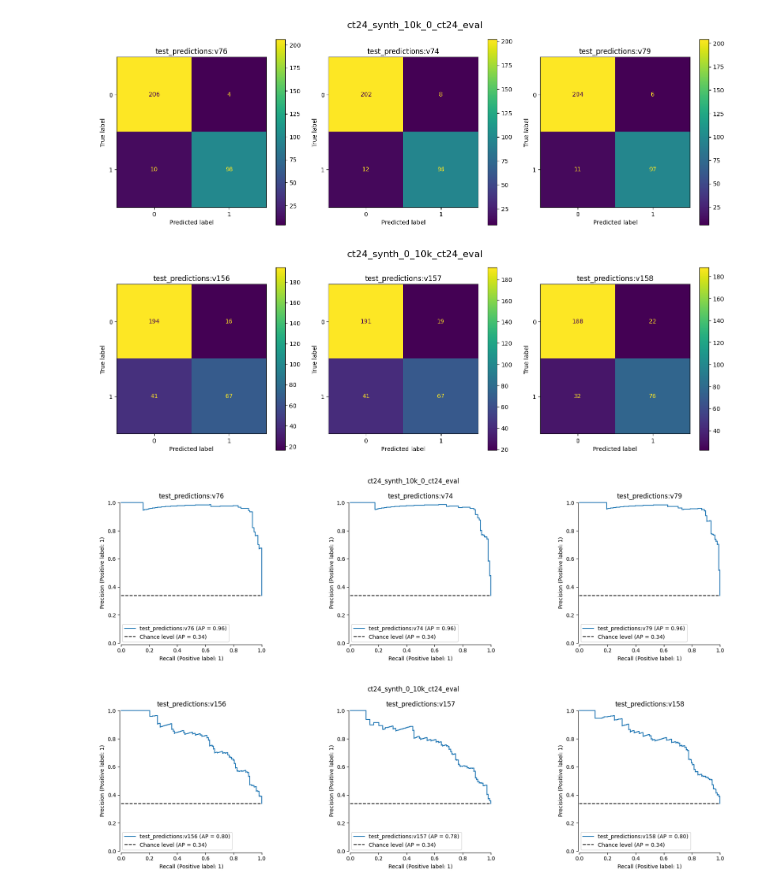
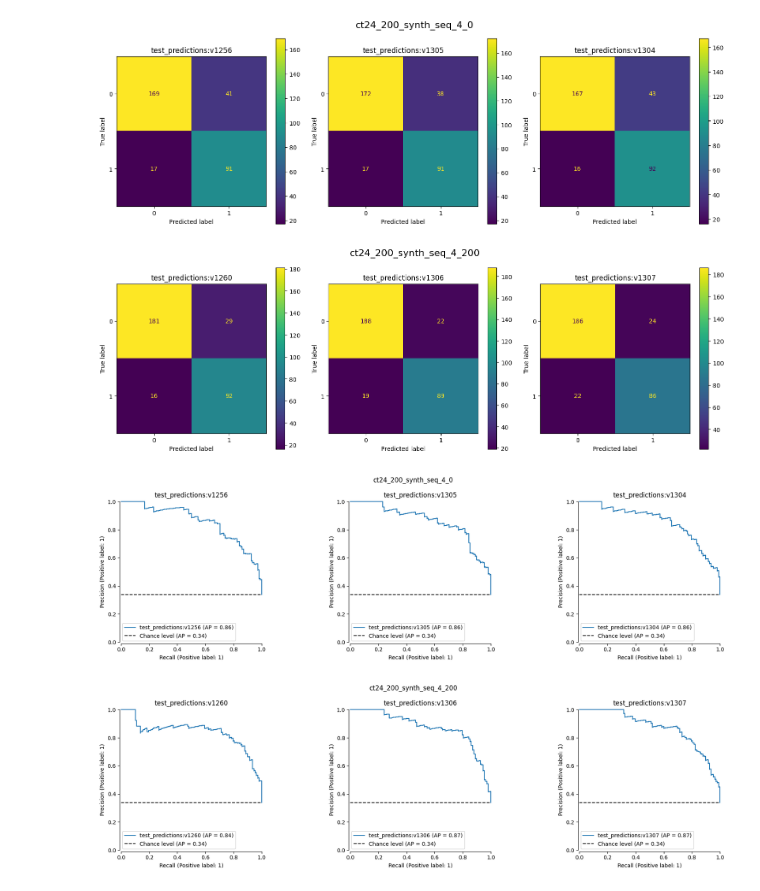
Before and after one commit to BashPrince/thesis, a Jupyter notebook: analysis/analysis.ipynb, the cells around one changed output. Cells and saved outputs as stored; diff of their text form; code cells hidden in the pictures.

```diff
--- a/analysis/analysis.ipynb
+++ b/analysis/analysis.ipynb
@@ -257,16 +369,16 @@ def strip_plot_f1(title: str, metric_data: dict, metric_name: str):
 # %%
-def plot_roc_curve(run_name: str, use_cache: bool = False):
-    plot_curve(RocCurveDisplay, run_name=run_name, use_cache=use_cache)
+def plot_roc_curve(run_name: str, use_cached: bool = False):
+    plot_curve(RocCurveDisplay, run_name=run_name, use_cached=use_cached)
 
-def plot_precision_recall_curve(run_name: str, use_cache: bool = False):
-    plot_curve(PrecisionRecallDisplay, run_name=run_name, use_cache=use_cache)
+def plot_precision_recall_curve(run_name: str, use_cached: bool = False):
+    plot_curve(PrecisionRecallDisplay, run_name=run_name, use_cached=use_cached)
 
-def plot_curve(display_class, run_name: str, use_cache: bool = False):
+def plot_curve(display_class, run_name: str, use_cached: bool = False):
     """
     Plot precision recall curves for different dataset mixes.
     """
 
-    preds = download_predictions(run_name=run_name, use_cache=use_cache)
+    preds = download_predictions(run_names=run_name, use_cached=use_cached)
 
     n_preds = len(preds)
     fig, axes = plt.subplots(1, n_preds, figsize=(6 * n_preds, 5))
@@ -648,13 +811,13 @@ wandb:   4 of 4 files downloaded.
 # %%
-plot_predictions(download_predictions("ct24_synth_10k_0_ct24_eval", use_cache=True))
-plot_predictions(download_predictions("ct24_synth_0_10k_ct24_eval", use_cache=True))
+plot_predictions(download_predictions("ct24_200_synth_seq_4_0", use_cached=True))
+plot_predictions(download_predictions("ct24_200_synth_seq_4_200", use_cached=True))
 # %% [output]
-[figure, old version]
+[figure, new version]
-[figure, old version]
+[figure, new version]
 # %%
-plot_precision_recall_curve("ct24_synth_10k_0_ct24_eval", use_cache=True)
-plot_precision_recall_curve("ct24_synth_0_10k_ct24_eval", use_cache=True)
+plot_precision_recall_curve("ct24_200_synth_seq_4_0", use_cache=True)
+plot_precision_recall_curve("ct24_200_synth_seq_4_200", use_cache=True)
 # %% [output]
-[figure, old version]
+[figure, new version]
-[figure, old version]
+[figure, new version]
 # %%
```
Also changed, not shown: parts of 13 cells of this notebook, 2 other files.
